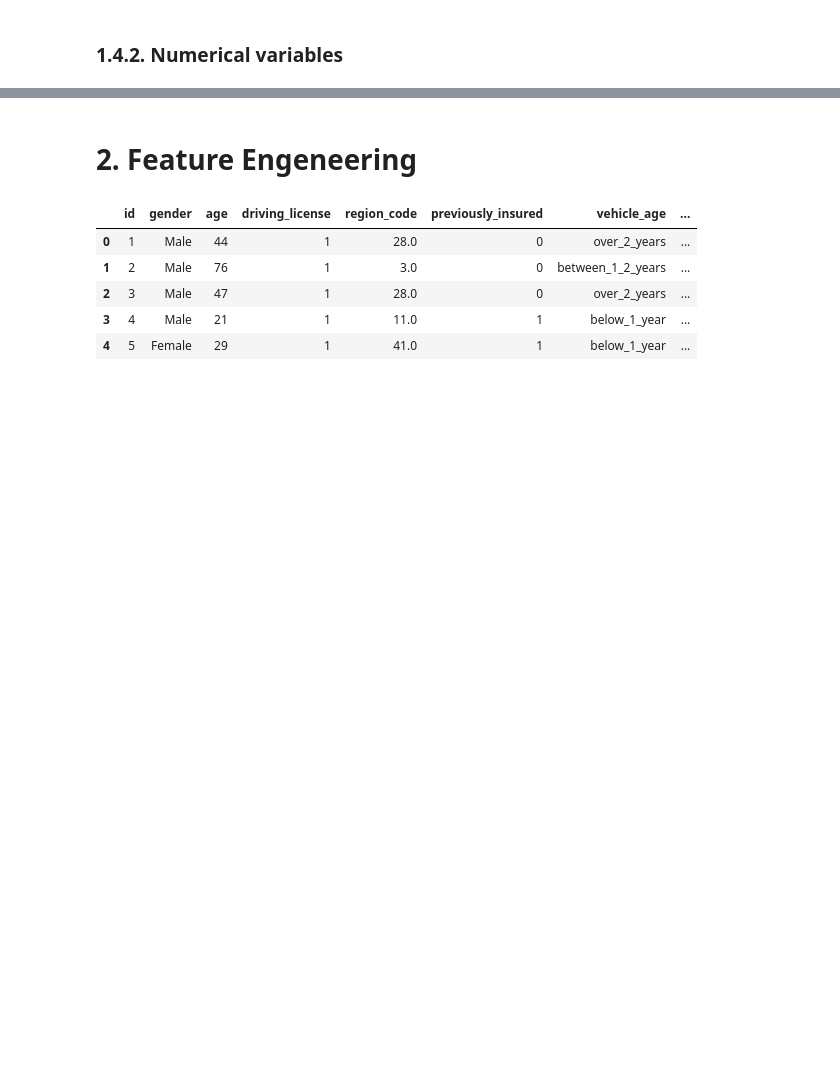
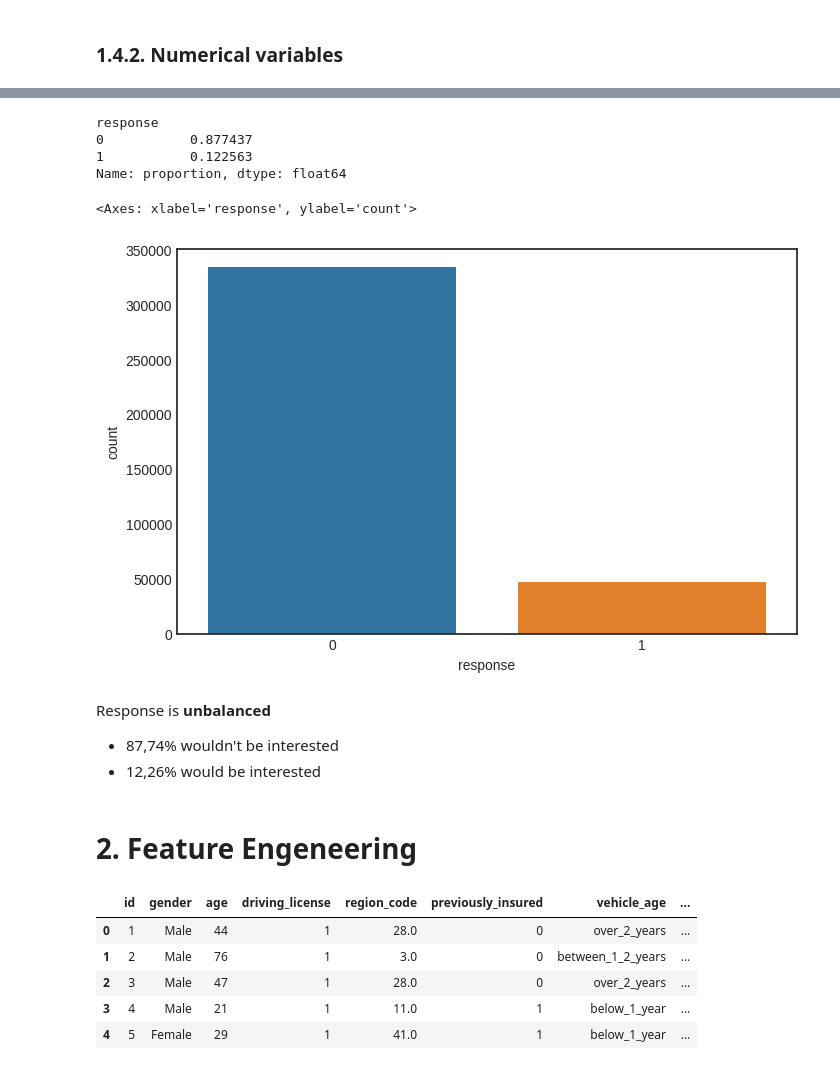
Before and after one commit to ezequielpf/health_insurance_cross_sell, a Jupyter notebook: notebooks/1.0.epf_health_insurance_cross_sell.ipynb, the cells around one changed output, grey strips where cells are left out. Cells and saved outputs as stored; diff of their text form; code cells hidden in the pictures; blank space fills up the shorter version.

```diff
--- a/notebooks/1.0.epf_health_insurance_cross_sell.ipynb
+++ b/notebooks/1.0.epf_health_insurance_cross_sell.ipynb
@@ -153,3 +195,20 @@ save_interim(df1, 'train_df1.csv')
+# %%
+df1[['response']].value_counts(normalize=True)
+# %% [output]
+response
+0           0.877437
+1           0.122563
+Name: proportion, dtype: float64
+# %%
+plt.figure(figsize=(8,5))
+sns.countplot(data=df1, x=df1['response'])
+# %% [output]
+<Axes: xlabel='response', ylabel='count'>
+[figure, added]
+# %% [markdown]
+Response is **unbalanced**
+* 87,74% wouldn't be interested
+* 12,26% would be interested
 # %% [markdown]
 # 2. Feature Engeneering
 # %%
```
Also changed, not shown: parts of 26 cells of this notebook, 3 other files.
